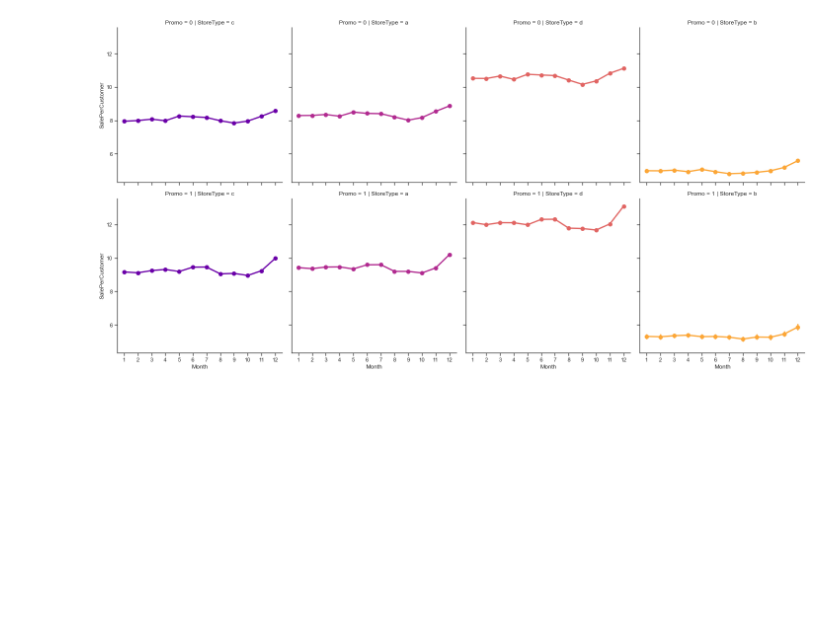
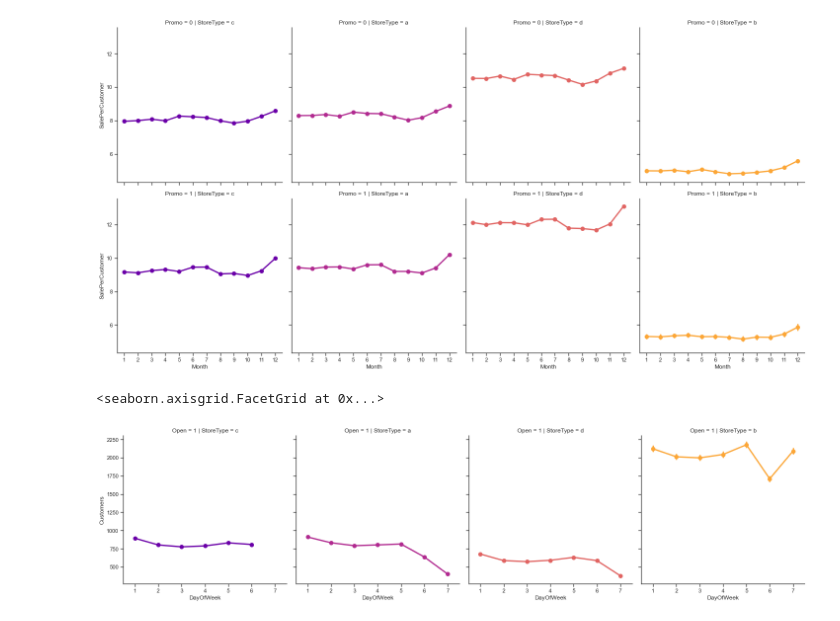
Before and after one commit to that-nanjala/10-3, a Jupyter notebook: notebooks/preparation.ipynb, the cells around one changed output. Cells and saved outputs as stored; diff of their text form; code cells hidden in the pictures; blank space fills up the shorter version.

```diff
--- a/notebooks/preparation.ipynb
+++ b/notebooks/preparation.ipynb
@@ -539,3 +525,14 @@ sns.factorplot(data = train_store, x = 'Month', y = "SalePerCustomer",
 # %% [output]
 <seaborn.axisgrid.FacetGrid at 0x...>
 [figure]
+# %%
+# sale per customer trends
+sns.factorplot(data = train_store, x = 'DayOfWeek', y = "Customers",
+               col = 'StoreType', # per store type in cols
+               palette = 'plasma',
+               hue = 'StoreType',
+               row = 'Open',
+               color = c)
+# %% [output]
+<seaborn.axisgrid.FacetGrid at 0x...>
+[figure, added]
```
Also changed, not shown: parts of 16 cells of this notebook, 1 other file.
